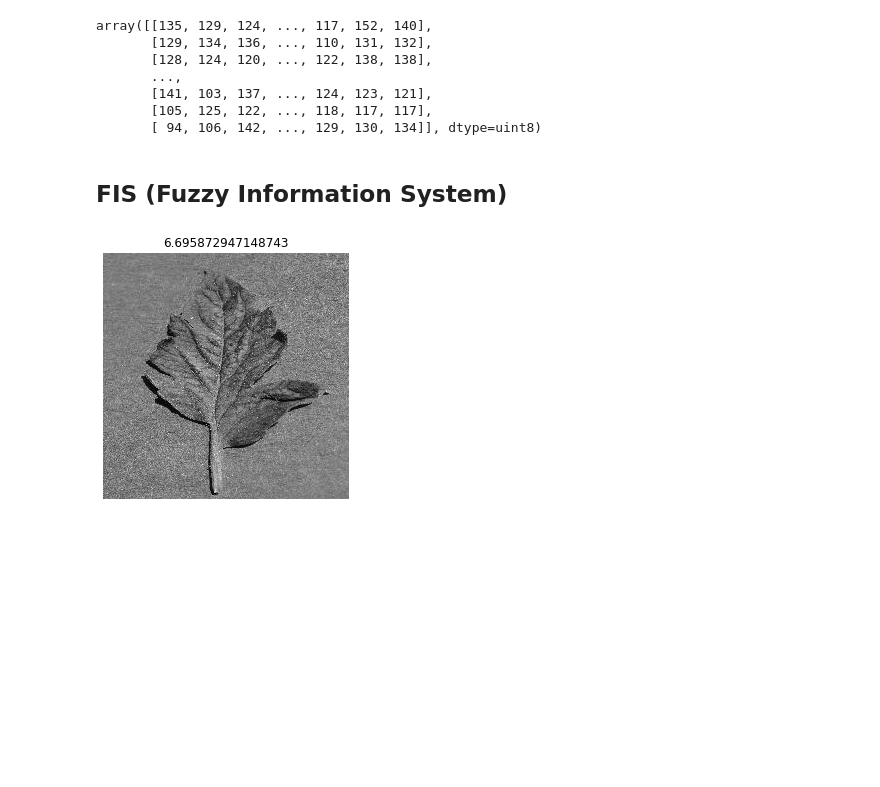
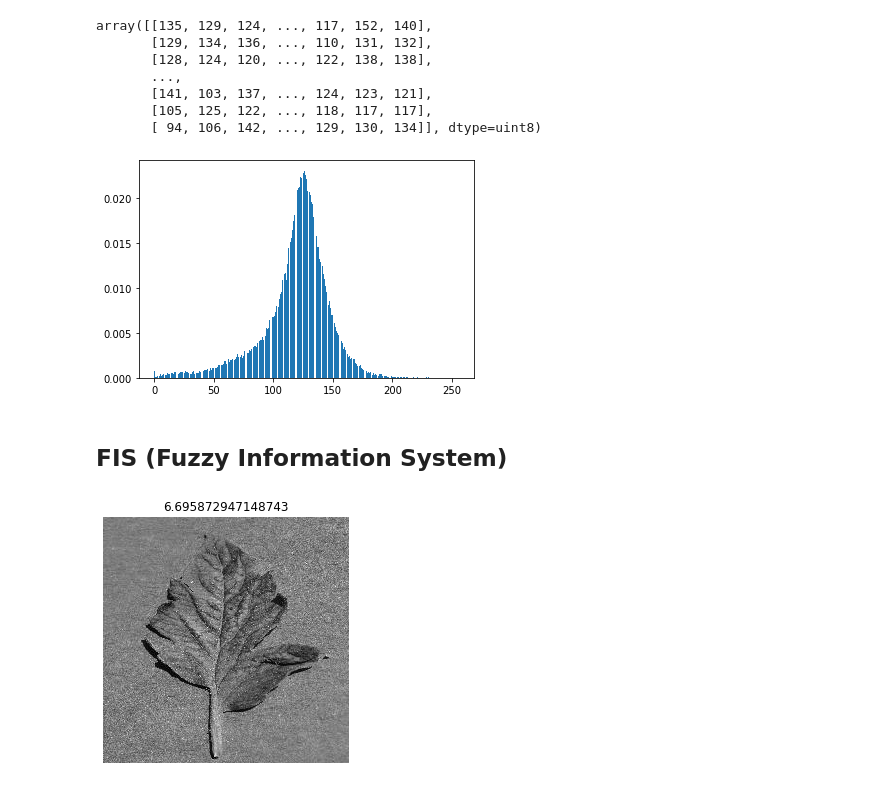
Before and after one commit to trifarameliniaa/SKRIPSI, a Jupyter notebook: Skripsi_Citra.ipynb, the cells around one changed output. Saved outputs shown, nothing was run; the diff lists cells and outputs as text; code cells hidden in the pictures; blank space fills up the shorter version.

```diff
--- a/Skripsi_Citra.ipynb
+++ b/Skripsi_Citra.ipynb
@@ -55,6 +63,16 @@ array([[135, 129, 124, ..., 117, 152, 140],
        [141, 103, 137, ..., 124, 123, 121],
        [105, 125, 122, ..., 118, 117, 117],
        [ 94, 106, 142, ..., 129, 130, 134]], dtype=uint8)
+# %%
+# normalisasi histogram
+h = np.array(h)
+norm_h = h/h.sum()
+
+plt.figure()
+plt.bar(range(256), norm_h)
+plt.show()
+# %% [output]
+[figure, added]
 # %% [markdown]
 ## FIS (Fuzzy Information System)
 # %%
```
Also changed, not shown: parts of 10 cells of this notebook.
